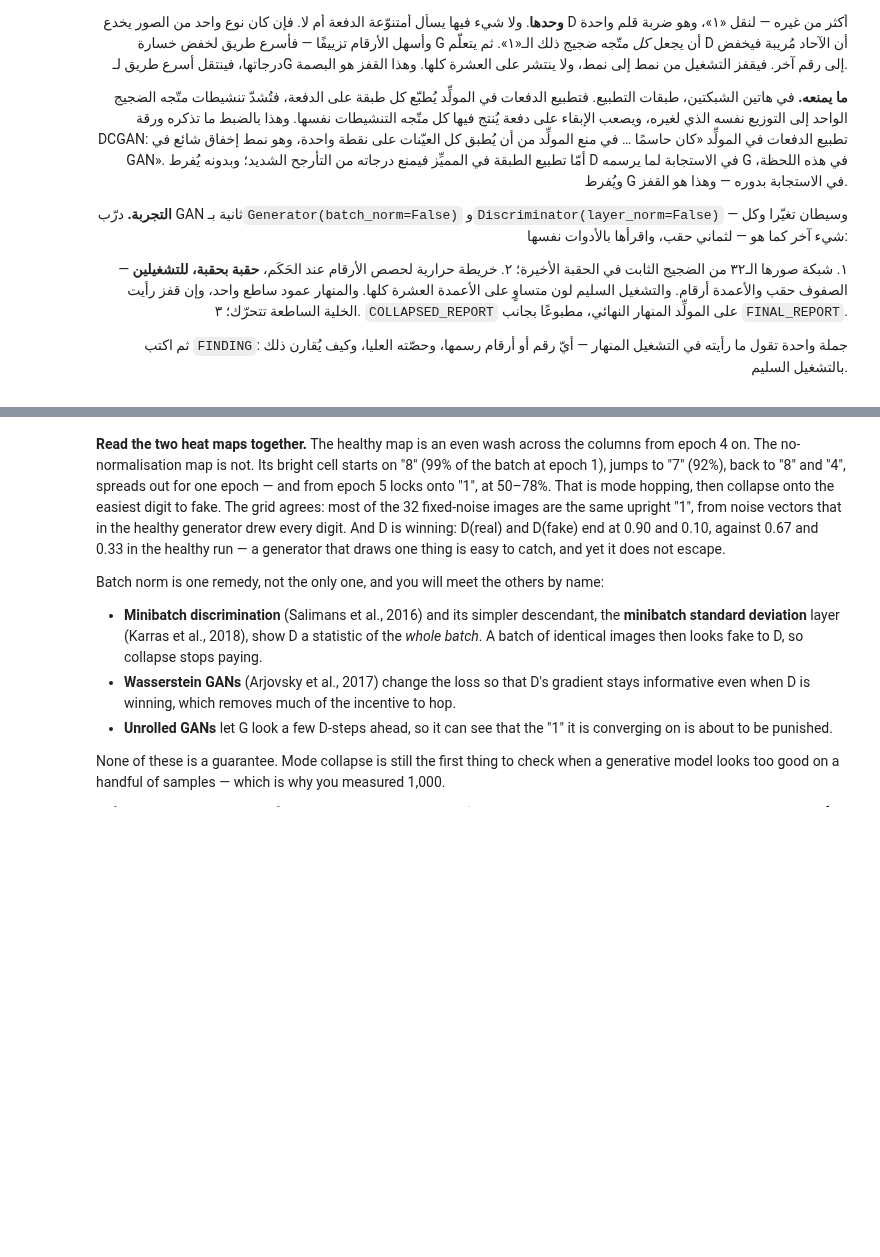
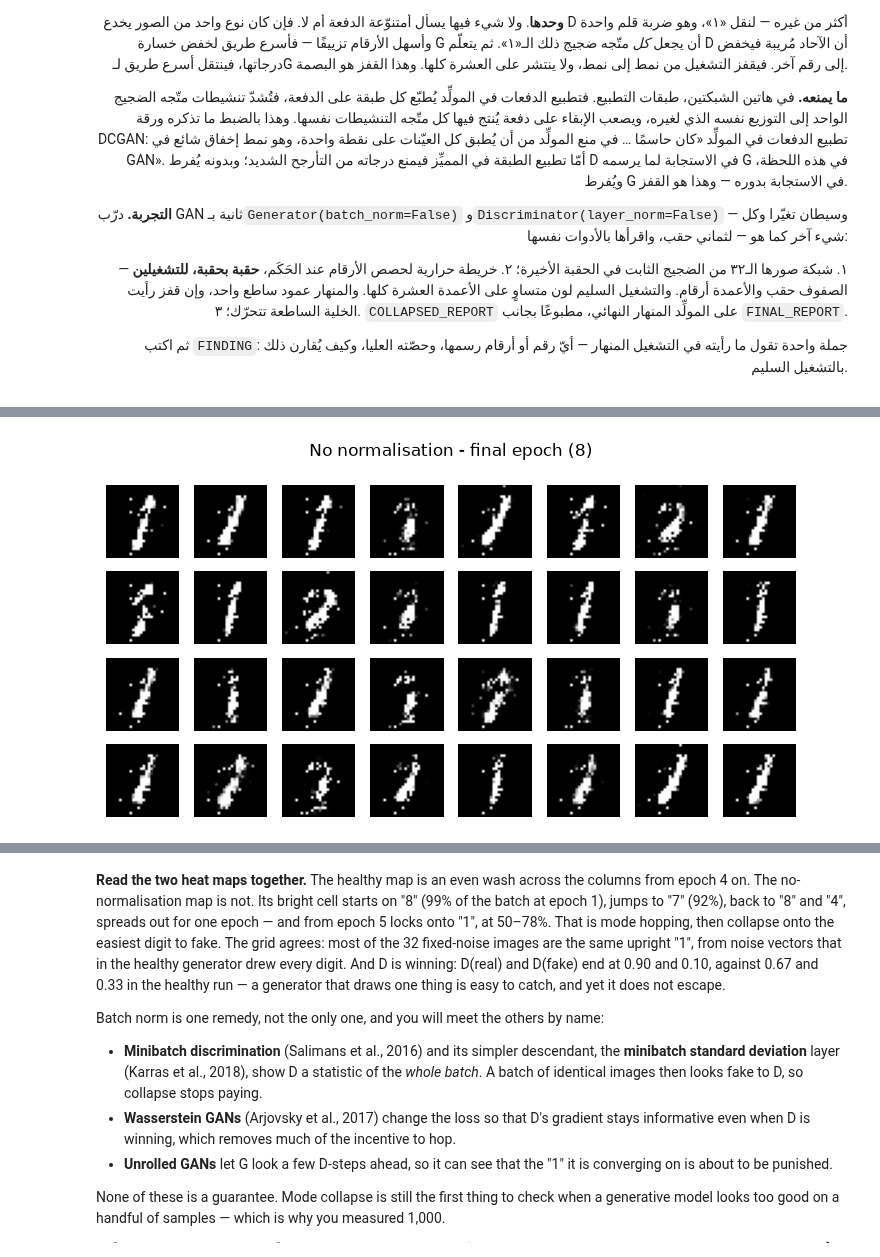
Before and after one commit to 507ahmed507-afk/AIEP_Olo_student, a Jupyter notebook: week_4_cnn_finetuning/labs/D5_gan_mnist/D5_gan_mnist_blank.ipynb, the cells around one changed output, grey strips where cells are left out. Drawn from its saved outputs; the diff is of its cells as text; code cells hidden in the pictures; blank space fills up the shorter version.

```diff
--- a/week_4_cnn_finetuning/labs/D5_gan_mnist/D5_gan_mnist_blank.ipynb
+++ b/week_4_cnn_finetuning/labs/D5_gan_mnist/D5_gan_mnist_blank.ipynb
@@ -921,3 +1053,14 @@ it drew, its top share, and how that compares with the healthy run.
 # %%
 # TODO: The same GAN with no normalisation in either network, for COLLAPSE_EPOCHS epochs.
 # مهمة: GAN نفسها بلا تطبيع في أيٍّ من الشبكتين، لـ`COLLAPSE_EPOCHS` حقب.
+torch.manual_seed(SEED)
+
+collapsed_generator = Generator(batch_norm=False)
+collapsed_discriminator = Discriminator(layer_norm=False)
+
+collapsed_history, collapsed_snapshots = train_gan(
+    collapsed_generator,
+    collapsed_discriminator,
+    COLLAPSE_EPOCHS,
+    name="no normalisation"
+)
@@ -924,6 +1076,9 @@ it drew, its top share, and how that compares with the healthy run.
 # %%
 # TODO: Its 32 fixed-noise images at the last epoch.
 # مهمة: صوره الـ٣٢ من الضجيج الثابت في الحقبة الأخيرة.
+show_grid(collapsed_snapshots[-1], f"No normalisation - final epoch ({COLLAPSE_EPOCHS})")
+# %% [output]
+[figure, added]
 # %%
 share_columns = [f"share_{d}" for d in range(10)]
 fig, axes = plt.subplots(1, 2, figsize=(10, 4.5))
```
Also changed, not shown: parts of 29 cells of this notebook.
